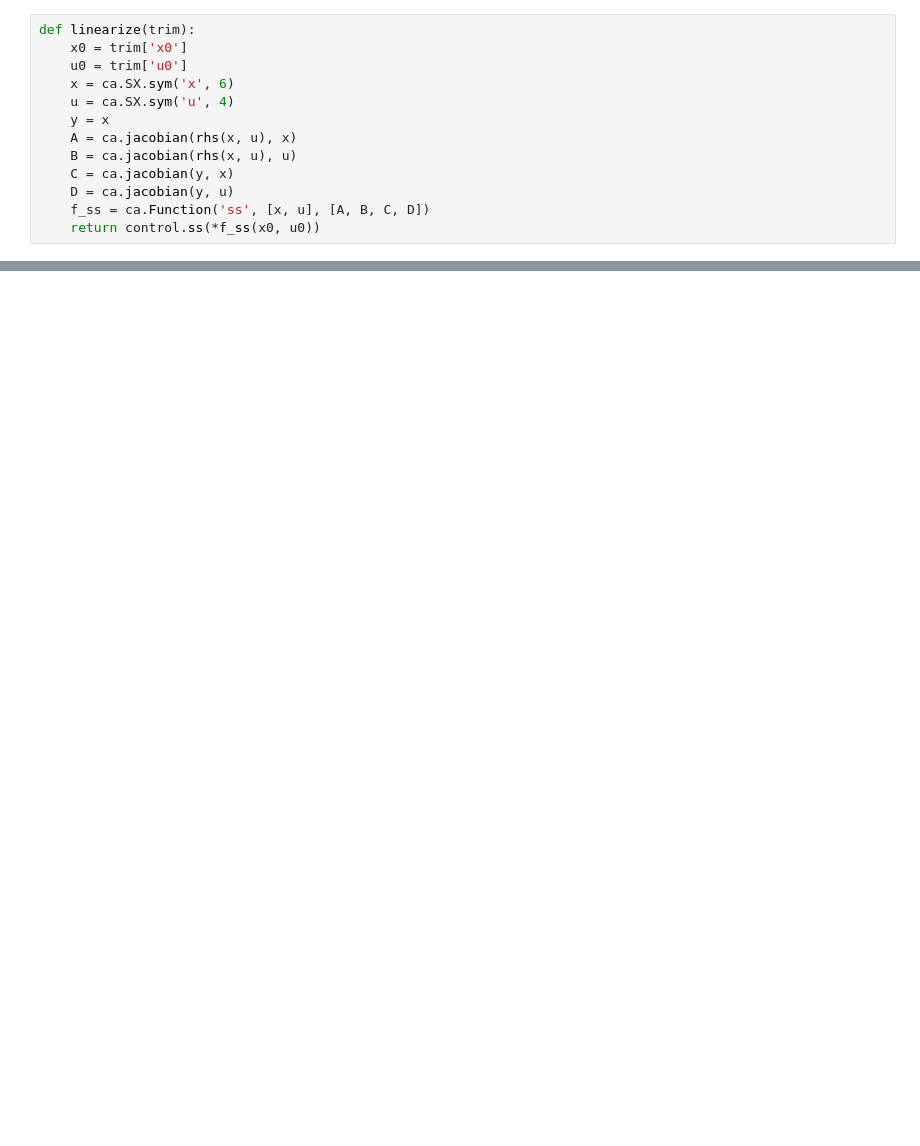
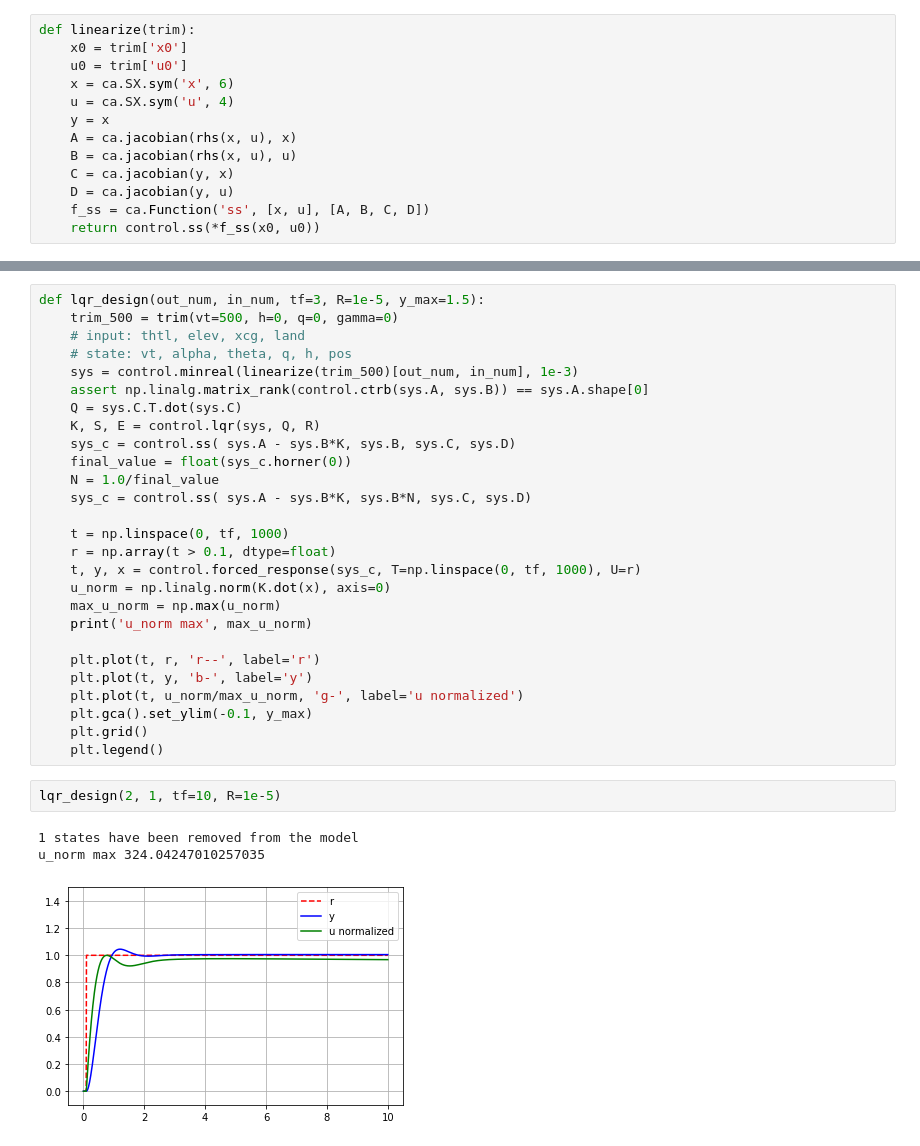
Before and after one commit to jgoppert/aae497-f19, a Jupyter notebook: lectures/4-Casadi-Transport.ipynb, the cells around one changed output, grey strips where cells are left out. Cells and saved outputs as stored; diff of their text form; blank space fills up the shorter version.

```diff
--- a/lectures/4-Casadi-Transport.ipynb
+++ b/lectures/4-Casadi-Transport.ipynb
@@ -190,0 +223,33 @@ pitch_rate_control_design(200, -1000*((s+0.5)/s)**2, [-3, 1], [-2, 2])
+# %%
+def lqr_design(out_num, in_num, tf=3, R=1e-5, y_max=1.5):
+    trim_500 = trim(vt=500, h=0, q=0, gamma=0)
+    # input: thtl, elev, xcg, land
+    # state: vt, alpha, theta, q, h, pos
+    sys = control.minreal(linearize(trim_500)[out_num, in_num], 1e-3)
+    assert np.linalg.matrix_rank(control.ctrb(sys.A, sys.B)) == sys.A.shape[0]
+    Q = sys.C.T.dot(sys.C)
+    K, S, E = control.lqr(sys, Q, R)
+    sys_c = control.ss( sys.A - sys.B*K, sys.B, sys.C, sys.D)
+    final_value = float(sys_c.horner(0))
+    N = 1.0/final_value
+    sys_c = control.ss( sys.A - sys.B*K, sys.B*N, sys.C, sys.D)
+
+    t = np.linspace(0, tf, 1000)
+    r = np.array(t > 0.1, dtype=float)
+    t, y, x = control.forced_response(sys_c, T=np.linspace(0, tf, 1000), U=r)
+    u_norm = np.linalg.norm(K.dot(x), axis=0)
+    max_u_norm = np.max(u_norm)
+    print('u_norm max', max_u_norm)
+
+    plt.plot(t, r, 'r--', label='r')
+    plt.plot(t, y, 'b-', label='y')
+    plt.plot(t, u_norm/max_u_norm, 'g-', label='u normalized')
+    plt.gca().set_ylim(-0.1, y_max)
+    plt.grid()
+    plt.legend()
+# %%
+lqr_design(2, 1, tf=10, R=1e-5)
+# %% [output]
+1 states have been removed from the model
+u_norm max 324.04247010257035
+[figure, added]
```
Also changed, not shown: parts of 11 cells of this notebook.
